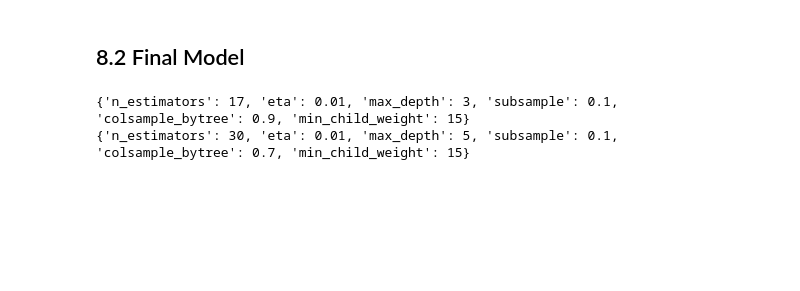
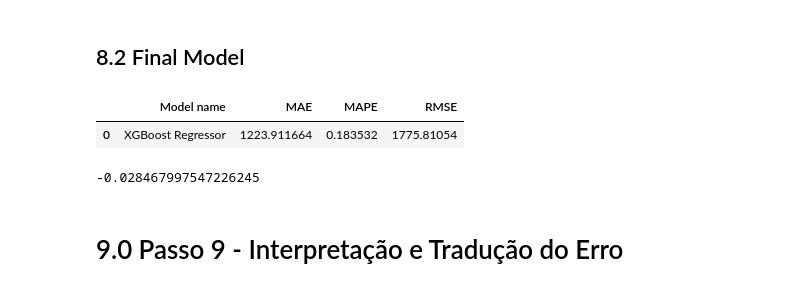
Before and after one commit to miguelzeph/curso_ds_em_producao, a Jupyter notebook: notebook_store_sales_prediction.ipynb, the cells around one changed output. Drawn from its saved outputs; the diff is of its cells as text; code cells hidden in the pictures; blank space fills up the shorter version.

Commit message:
Passo 9 quase finalizado

```diff
--- a/notebook_store_sales_prediction.ipynb
+++ b/notebook_store_sales_prediction.ipynb
@@ -2261,35 +2273,46 @@ final_result
 # %% [markdown]
 ## 8.2 Final Model
 # %%
-param_tuned = {
-    'n_estimators':,
-    'eta': ,
-    'max_depth': ,
-    'subsample': ,
-    'colsample_bytree': ,
-    'min_child_weight':
+param_tuned = { # Pegar os melhores Parâmetros testados no Random Search
+    'n_estimators': 200,
+    'eta': 0.03,
+    'max_depth': 5,
+    'subsample': 0.7,
+    'colsample_bytree': 0.7 ,
+    'min_child_weight': 3
     }
 
+# modelo
 model_xgb_tuned = xgb.XGBRegressor(
       objective = 'reg:squarederror',
       n_estimators = param_tuned['n_estimators'],
       eta = param_tuned['eta'], # quantas passa
       max_depth = param_tuned['max_depth'], #máxima profundidade
       subsample = param_tuned['subsample'],
       colsample_bytree = param_tuned['colsample_bytree'],
       min_child_weight = param_tuned['min_child_weight']
-      ).fit(x_train,y_train)
+      ).fit(x_train,y_train) # train
+
 # predictions
 yhat_xgb_tuned = model_xgb_tuned.predict( x_test )
 
 # performance
 xgb_result_tuned = ml_error(
     "XGBoost Regressor",
     np.expm1( y_test ),
     np.expm1( yhat_xgb_tuned )
 )
 
+# resultado final do nosso modelo!
 xgb_result_tuned
 # %% [output]
-{'n_estimators': 17, 'eta': 0.01, 'max_depth': 3, 'subsample': 0.1, 'colsample_bytree': 0.9, 'min_child_weight': 15}
-{'n_estimators': 30, 'eta': 0.01, 'max_depth': 5, 'subsample': 0.1, 'colsample_bytree': 0.7, 'min_child_weight': 15}
+|  | Model name | MAE | MAPE | RMSE |
+| 0 | XGBoost Regressor | 1223.911664 | 0.183532 | 1775.81054 |
+# %%
+# MPE Mean Percentage Error
+# Superestimado - Valores Negativo
+# Subestimado - Valores Positivo
+mpe = mean_percentage_error( np.expm1(y_test) , np.expm1(yhat_xgb_tuned) )
+mpe
+# %% [output]
+-0.028467997547226245
@@ -2295,0 +2331,2 @@ xgb_result_tuned
+# %% [markdown]
+# 9.0 Passo 9 - Interpretação e Tradução do Erro
```
Also changed, not shown: parts of 7 cells of this notebook.
